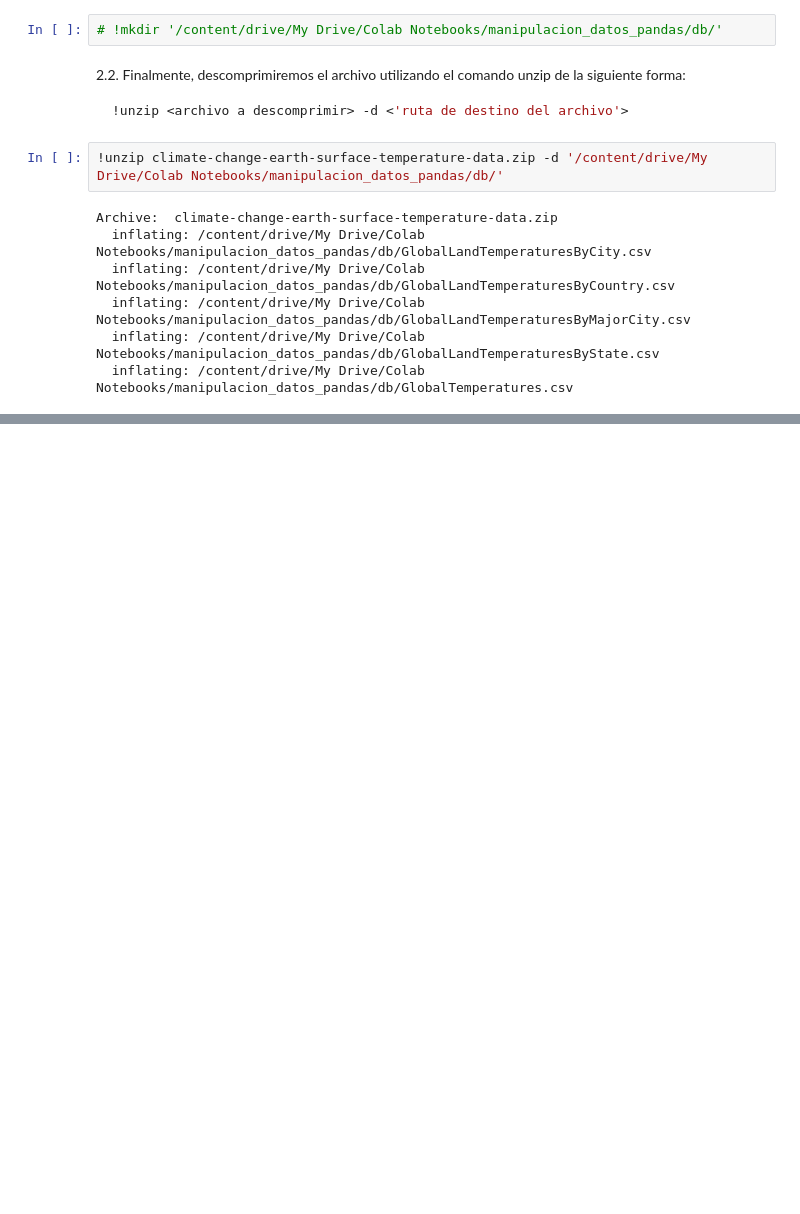
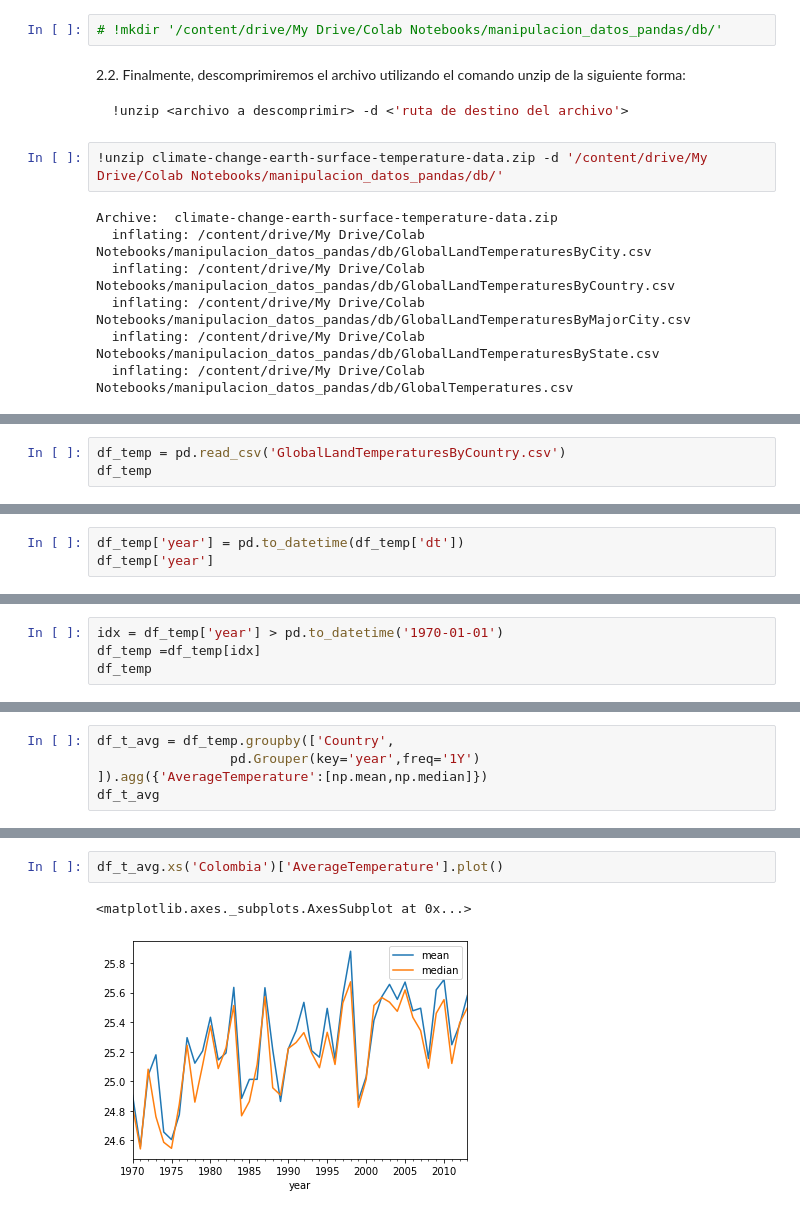
Before and after one commit to cristian-rincon/escuela-datascience, a Jupyter notebook: manipulacion_datos_pandas/16_pandas_routine.ipynb, the cells around one changed output, grey strips where cells are left out. Drawn from its saved outputs; the diff is of its cells as text; blank space fills up the shorter version.

```diff
--- a/manipulacion_datos_pandas/16_pandas_routine.ipynb
+++ b/manipulacion_datos_pandas/16_pandas_routine.ipynb
@@ -124,0 +138,3 @@ Archive:  climate-change-earth-surface-temperature-data.zip
+# %%
+df_temp = pd.read_csv('GlobalLandTemperaturesByCountry.csv')
+df_temp
@@ -124,0 +193,3 @@ Archive:  climate-change-earth-surface-temperature-data.zip
+# %%
+df_temp['year'] = pd.to_datetime(df_temp['dt'])
+df_temp['year']
@@ -124,0 +209,4 @@ Archive:  climate-change-earth-surface-temperature-data.zip
+# %%
+idx = df_temp['year'] > pd.to_datetime('1970-01-01')
+df_temp =df_temp[idx]
+df_temp
@@ -124,0 +227,5 @@ Archive:  climate-change-earth-surface-temperature-data.zip
+# %%
+df_t_avg = df_temp.groupby(['Country',
+                 pd.Grouper(key='year',freq='1Y')
+]).agg({'AverageTemperature':[np.mean,np.median]})
+df_t_avg
@@ -124,0 +248,5 @@ Archive:  climate-change-earth-surface-temperature-data.zip
+# %%
+df_t_avg.xs('Colombia')['AverageTemperature'].plot()
+# %% [output]
+<matplotlib.axes._subplots.AxesSubplot at 0x...>
+[figure, added]
```
Also changed, not shown: parts of 28 cells of this notebook.
